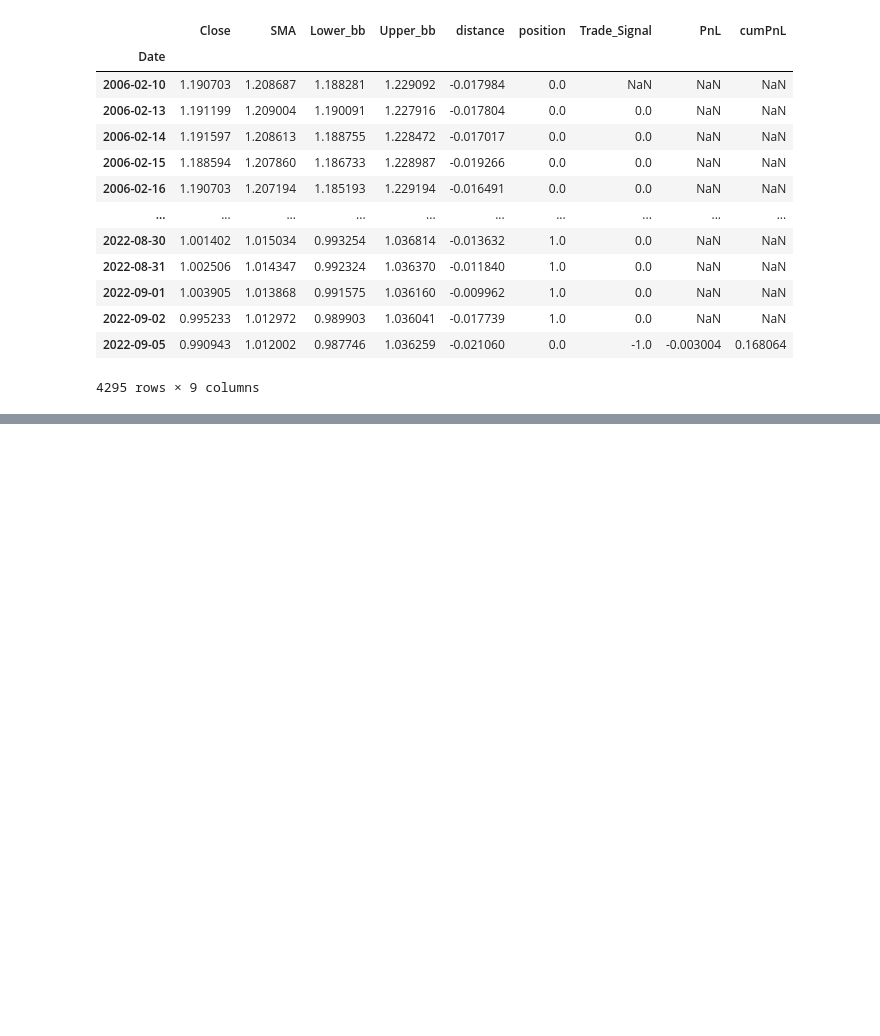
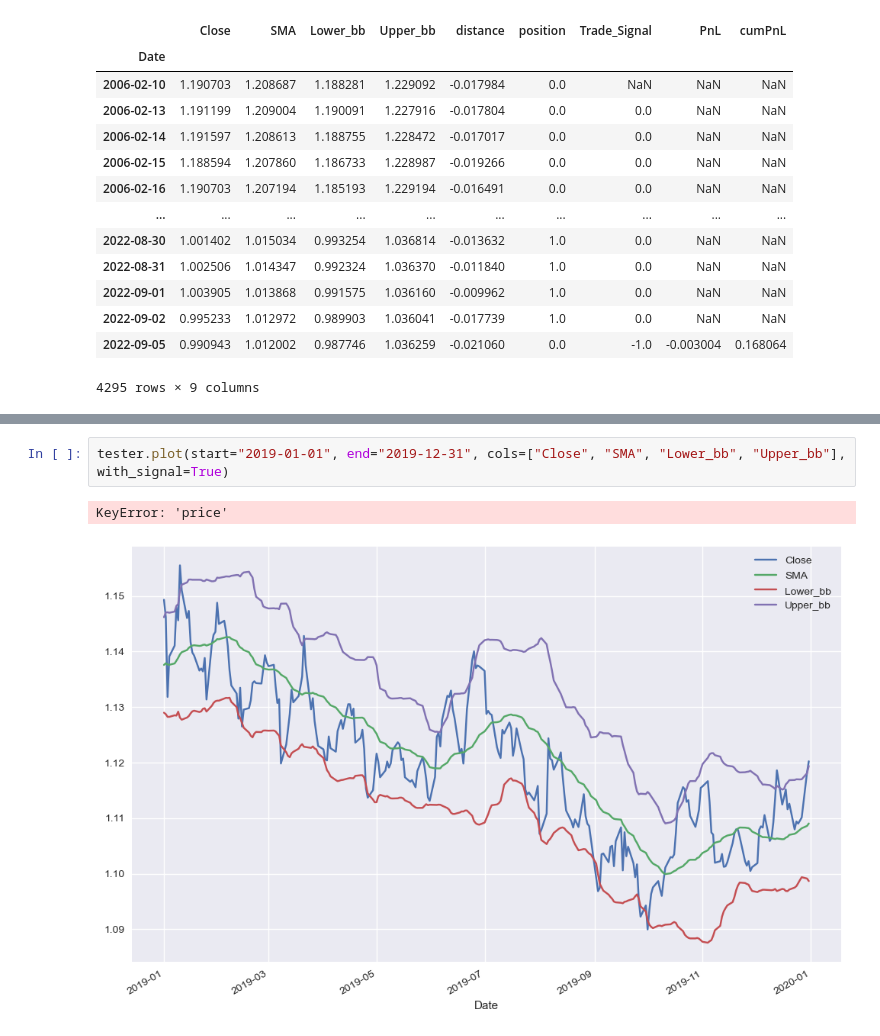
Before and after one commit to akiraawan/Algorithmic_Trading, a Jupyter notebook: Notebooks/MeanReversionStrategy/MeanReversionStategy.ipynb, the cells around one changed output, grey strips where cells are left out. Saved outputs shown, nothing was run; the diff lists cells and outputs as text; blank space fills up the shorter version.

```diff
--- a/Notebooks/MeanReversionStrategy/MeanReversionStategy.ipynb
+++ b/Notebooks/MeanReversionStrategy/MeanReversionStategy.ipynb
@@ -53,0 +52,5 @@ tester.df
+# %%
+tester.plot(start="2019-01-01", end="2019-12-31", cols=["Close", "SMA", "Lower_bb", "Upper_bb"], with_signal=True)
+# %% [output]
+KeyError: 'price'
+[figure, added]
```
Also changed, not shown: parts of 8 cells of this notebook, 1 other file.
